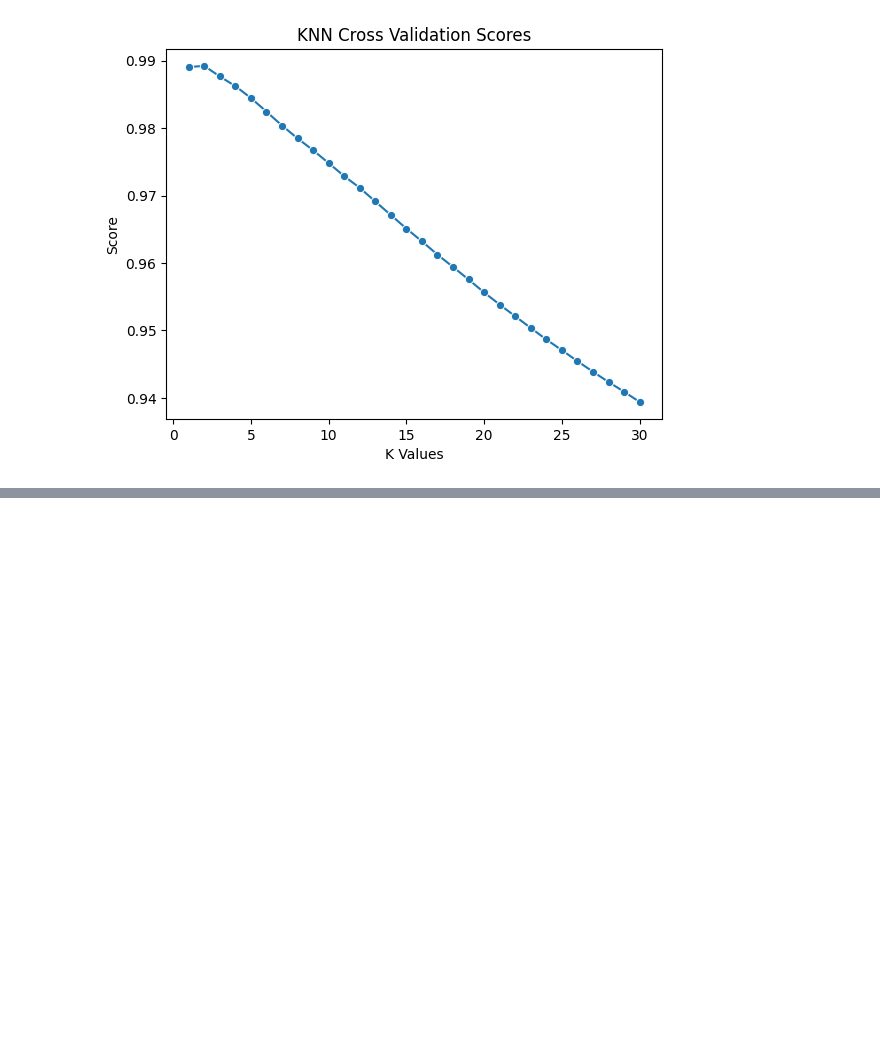
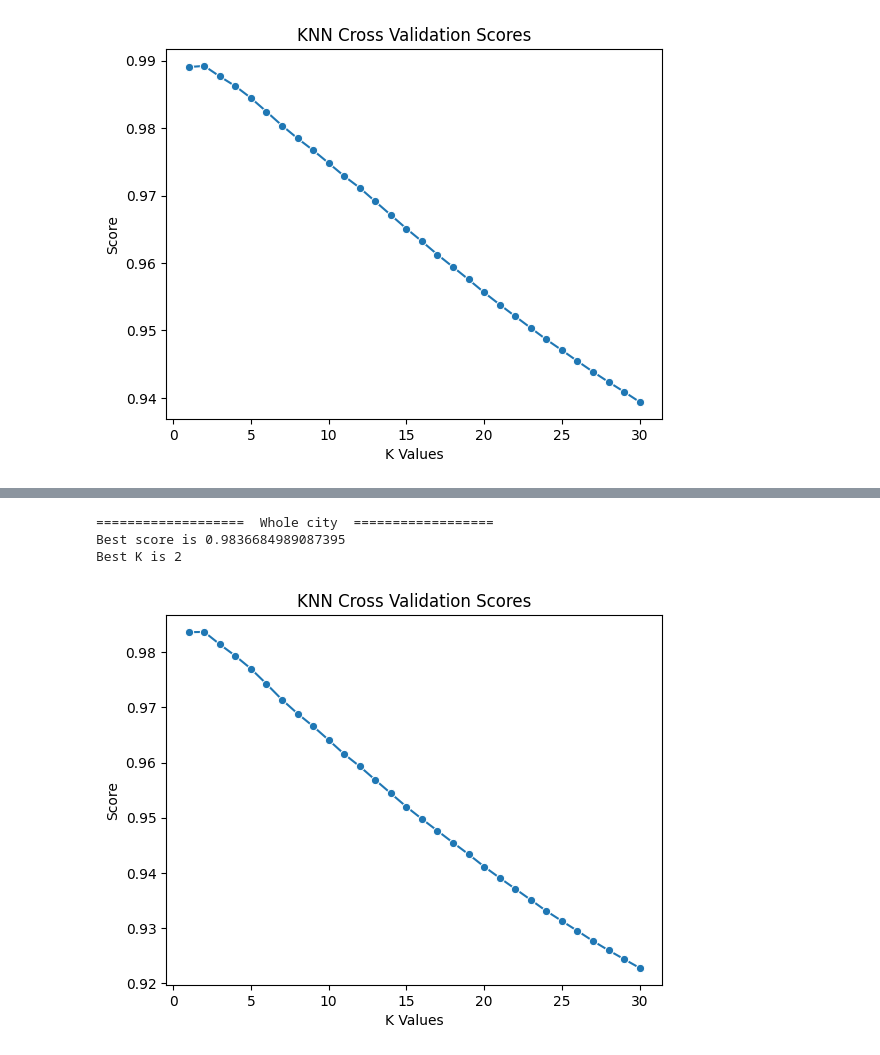
Before and after one commit to salahmak/ML-project, a Jupyter notebook: knn.ipynb, the cells around one changed output, grey strips where cells are left out. Cells and saved outputs as stored; diff of their text form; code cells hidden in the pictures; blank space fills up the shorter version.

Commit message:
adding analysis on the consumption of the whole city

```diff
--- a/knn.ipynb
+++ b/knn.ipynb
@@ -501,0 +504,4 @@ Best K is 2
+# %%
+df["city_consumption"] = df_z1["z1"] + df_z2["z2"] + df_z3["z3"]
+df.drop(["z1", "z2", "z3"], axis=1,inplace=True)
+df
@@ -501,0 +522,2 @@ Best K is 2
+# %%
+target = "city_consumption"
@@ -501,0 +611,45 @@ Best K is 2
+# %%
+print(f"===================  Whole city  ==================")
+X = df.drop(target, axis=1)
+y = df[target]
+
+k_values = [i for i in range(1, 31)]
+scores = []
+best_score = -float('inf')
+best_k = None
+
+# Split the data into training and test sets
+X_train, X_test, y_train, y_test = train_test_split(X, y, test_size=0.2, random_state=42)
+
+# Scale the features using StandardScaler
+scaler = StandardScaler()
+X_train = scaler.fit_transform(X_train)
+X_test = scaler.transform(X_test)
+
+target_scaler = StandardScaler()
+y_train = target_scaler.fit_transform(y_train.values.reshape(-1, 1)).flatten()
+y_test = target_scaler.transform(y_test.values.reshape(-1, 1)).flatten()
+
+
+for k in k_values:
+    knn = KNeighborsRegressor(n_neighbors=k)
+    score = np.mean(cross_val_score(knn, X_train, y_train, cv=5, scoring='r2'))
+    scores.append(score)
+    if score > best_score:
+        best_score = score
+        best_k = k
+
+sns.lineplot(x=k_values, y=scores, marker='o')
+
+print(f"Best score is {best_score}")
+print(f"Best K is {best_k}")
+
+plt.xlabel(f"K Values")
+plt.ylabel("Score")
+plt.title("KNN Cross Validation Scores")
+plt.show()
+# %% [output]
+===================  Whole city  ==================
+Best score is 0.9836684989087395
+Best K is 2
+[figure, added]
```
Also changed, not shown: parts of 4 cells of this notebook.
